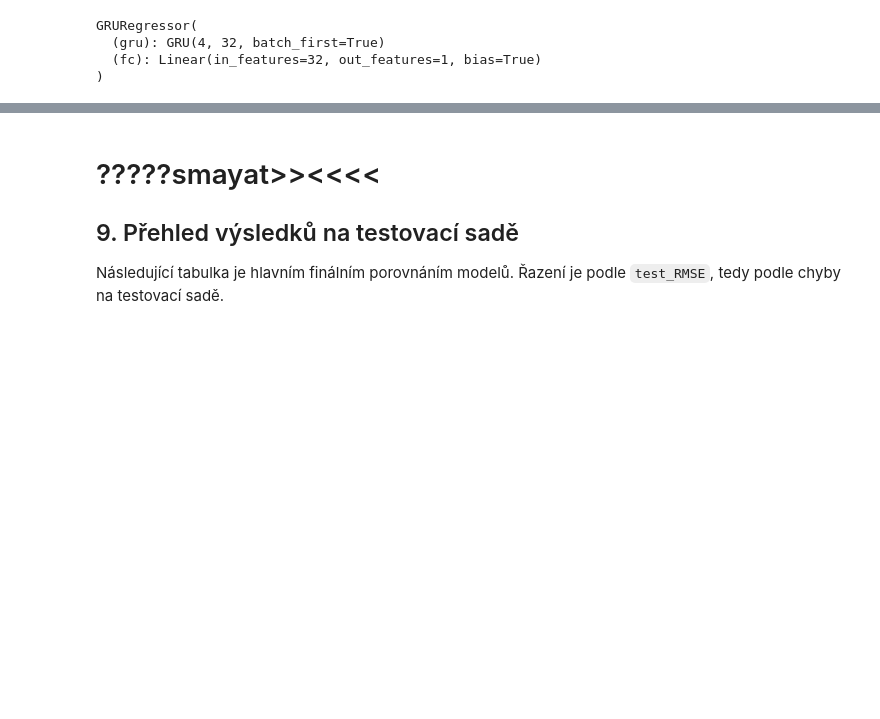
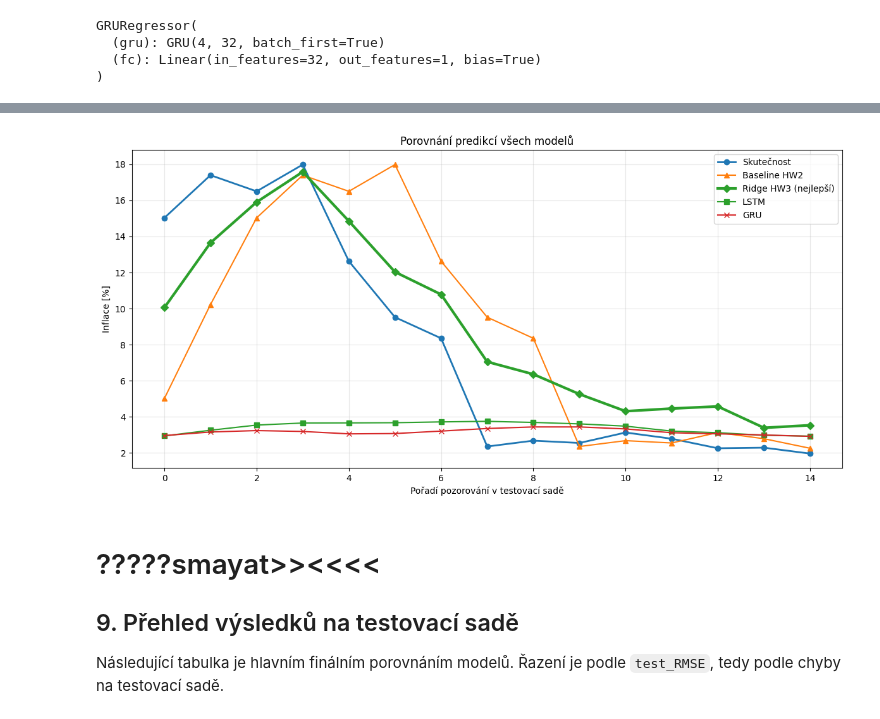
Before and after one commit to janecekhwt-sys/MML1-project-HW2, a Jupyter notebook: Neural_networks_komplexni_evaluace_hw04.ipynb, the cells around one changed output, grey strips where cells are left out. Cells and saved outputs as stored; diff of their text form; code cells hidden in the pictures; blank space fills up the shorter version.

```diff
--- a/Neural_networks_komplexni_evaluace_hw04.ipynb
+++ b/Neural_networks_komplexni_evaluace_hw04.ipynb
@@ -673,0 +678,14 @@ results_df
+# %%
+gru_model.eval()
+
+gru_predictions = []
+
+with torch.no_grad():
+
+    for X_batch, _ in test_loader:
+
+        pred = gru_model(X_batch)
+
+        gru_predictions.extend(pred.numpy())
+
+gru_predictions = np.array(gru_predictions)
@@ -674,3 +772,50 @@ results_df
+# %%
+# Společné porovnání predikcí všech modelů
+
+plt.figure(figsize=(12,6))
+
+plt.plot(
+    y_test_aligned,
+    marker="o",
+    linewidth=2,
+    label="Skutečnost"
+)
+
+plt.plot(
+    baseline_pred_aligned,
+    marker="^",
+    label="Baseline HW2"
+)
+
+plt.plot(
+    ridge_pred_aligned,
+    marker="D",
+    linewidth=3,
+    color="tab:green",
+    label="Ridge HW3 (nejlepší)"
+)
+
+plt.plot(
+    lstm_predictions,
+    marker="s",
+    label="LSTM"
+)
+
+plt.plot(
+    gru_predictions,
+    marker="x",
+    label="GRU"
+)
+
+plt.title("Porovnání predikcí všech modelů")
+plt.xlabel("Pořadí pozorování v testovací sadě")
+plt.ylabel("Inflace [%]")
+plt.grid(alpha=0.3)
+plt.legend()
+plt.tight_layout()
+plt.show()
+# %% [output]
+[figure, added]
 # %% [markdown]
 # ?????smayat>><<<<
 
```
Also changed, not shown: parts of 35 cells of this notebook.
